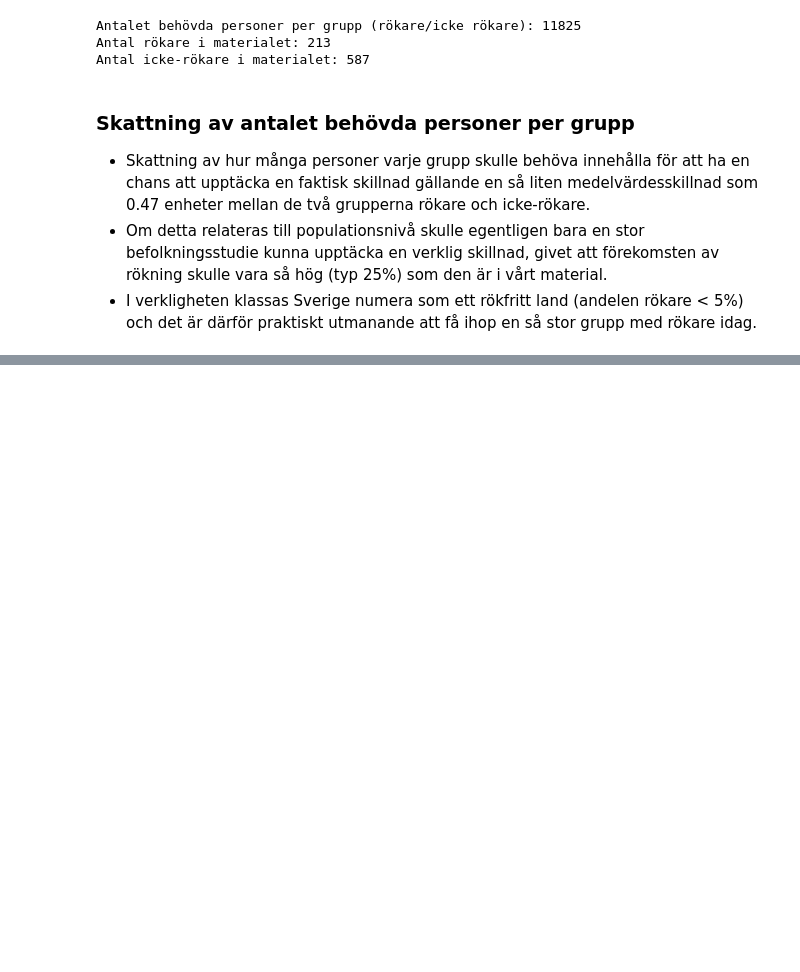
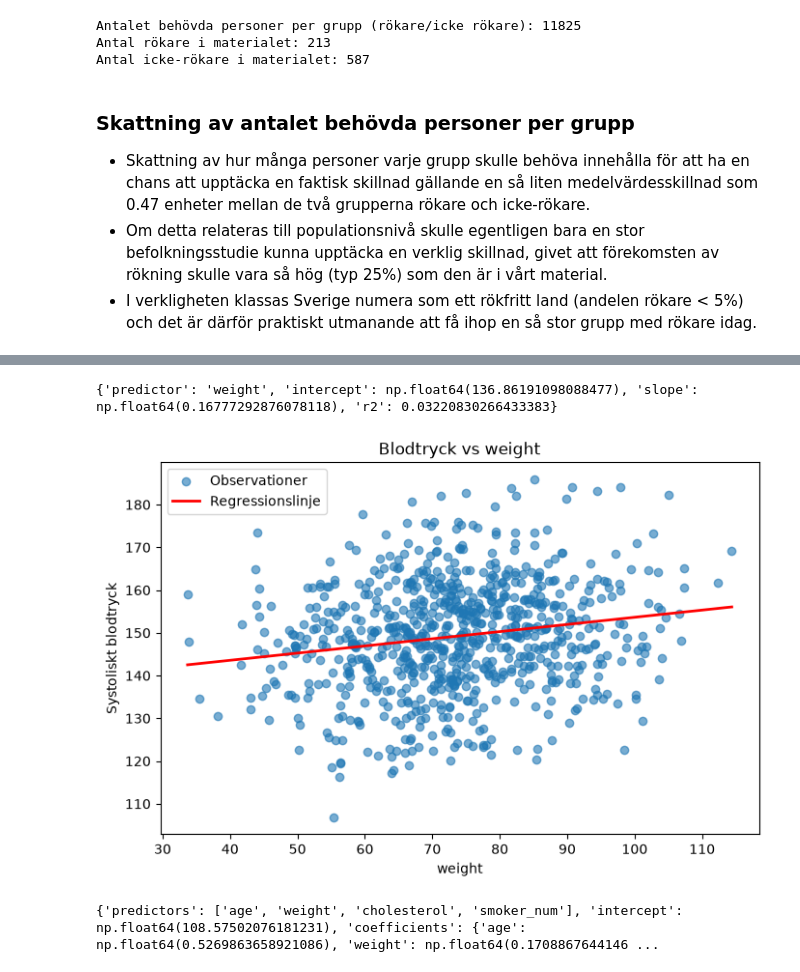
Before and after one commit to ylvahultman/Progr-stat-dataanalys-ind, a Jupyter notebook: halsostudie.ipynb, the cells around one changed output, grey strips where cells are left out. Drawn from its saved outputs; the diff is of its cells as text; code cells hidden in the pictures; blank space fills up the shorter version.

```diff
--- a/halsostudie.ipynb
+++ b/halsostudie.ipynb
@@ -348,0 +423,22 @@ Antal icke-rökare i materialet: 587
+# %%
+# Enkel regressionsmodell på sambandet systoliskt tryck som utfallsvariabel och vikt som prediktor
+
+bp_vs_weight = bp_investigator.simple_regression("weight")
+
+print(bp_vs_weight)
+
+bp_investigator.plot_regression("weight")
+# %% [output]
+{'predictor': 'weight', 'intercept': np.float64(136.86191098088477), 'slope': np.float64(0.16777292876078118), 'r2': 0.03220830266433383}
+[figure, added]
+# %%
+# Multipel regression för systoliskt tryck som utfallsvariabel och prediktorer: ålder, vikt, kolesterol och rökning
+# En ytterligare kolumn adderas till dataframen, för att kunna använda rökare/icke rökare som numeriskt värde.
+
+df["smoker_num"] = df["smoker"].map({"No": 0, "Yes": 1})
+
+bp_multireg = bp_investigator.multiple_regression(["age", "weight", "cholesterol", "smoker_num"])
+
+#print(bp_multireg)
+# %% [output]
+{'predictors': ['age', 'weight', 'cholesterol', 'smoker_num'], 'intercept': np.float64(108.57502076181231), 'coefficients': {'age': np.float64(0.5269863658921086), 'weight': np.float64(0.1708867644146 ...
```
Also changed, not shown: parts of 14 cells of this notebook, 2 other files.
